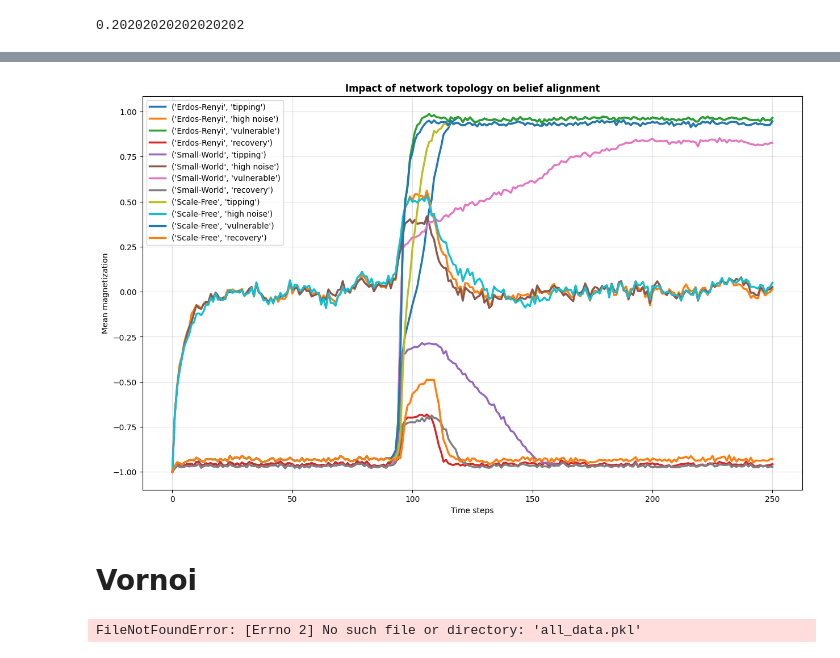
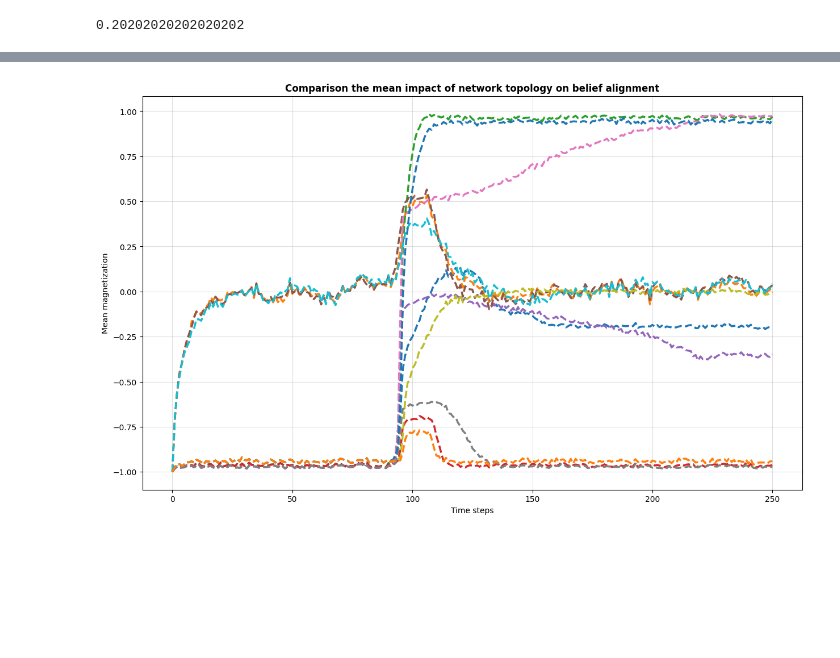
Before and after one commit to Whatisthisname/ComplexSystem, a Jupyter notebook: diameter.ipynb, the cells around one changed output, grey strips where cells are left out. Drawn from its saved outputs; the diff is of its cells as text; code cells hidden in the pictures; blank space fills up the shorter version.

```diff
--- a/diameter.ipynb
+++ b/diameter.ipynb
@@ -395,27 +396,14 @@ plt.show()
 # %%
+#figure with mean trajectories for each topolocy
+
 plt.figure(figsize=(15,9))
 for name, mean in all_topology_means.items():
-    plt.plot(mean, label=name, linewidth=2.5)
+    plt.plot(mean, label=name, linewidth=2.5, linestyle = '--')
 plt.xlabel("Time steps")
 plt.ylabel("Mean magnetization")
-plt.title("Impact of network topology on belief alignment", weight='bold')
+plt.title("Comparison the mean impact of network topology on belief alignment", weight='bold')
 plt.grid(True, alpha=0.4)
-plt.legend()
 plt.savefig('results/Network_topology.png')
 plt.show()
 # %% [output]
-[figure, old version]
+[figure, new version]
-# %% [markdown]
-# Vornoi
-# %%
-with open("all_data.pkl", "rb") as f:
-    all_data = pickle.load(f)
-
-pairs = np.array([[x[0], x[1]] for x in all_data])
-fraction = np.array([x[2] for x in all_data])
-
-
-voronoi_plt = voronoi.plot_triples(pairs, fraction, colorbarlabel="Fraction of Positive Final States", xlabel="Population Fraction Exposed", ylabel="Inverse Temperature")
-plt.savefig(f'results/Voronoi_plot.png')
-# %% [output]
-FileNotFoundError: [Errno 2] No such file or directory: 'all_data.pkl'
```
Also changed, not shown: parts of 5 cells of this notebook, 19 other files.
